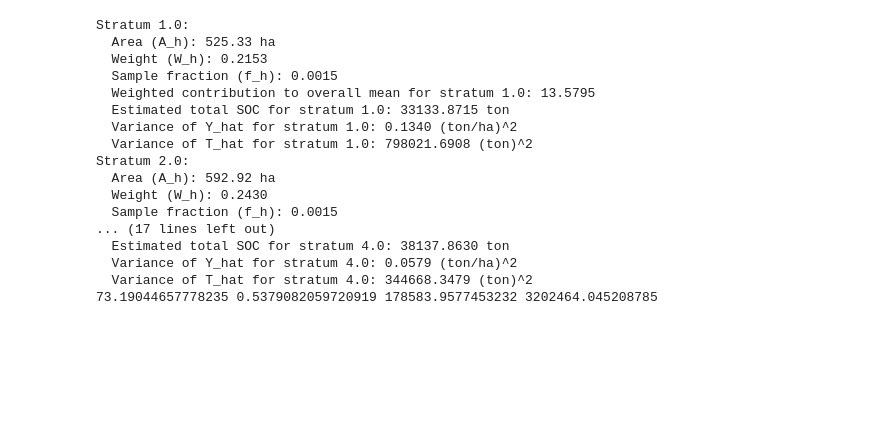
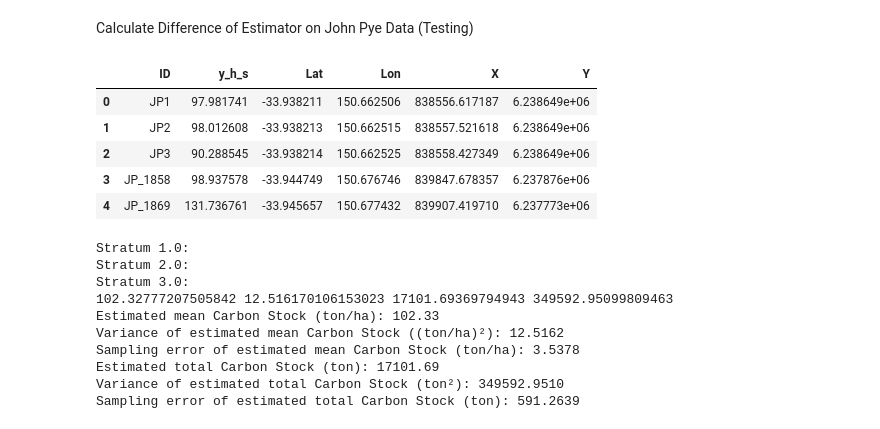
Before and after one commit to marliana-widyastuti2/carbonApp, a Jupyter notebook: reapp.ipynb, the cells around one changed output. Drawn from its saved outputs; the diff is of its cells as text; code cells hidden in the pictures; blank space fills up the shorter version.

Commit message:
update calculation for the estimator

```diff
--- a/reapp.ipynb
+++ b/reapp.ipynb
@@ -500,0 +531,38 @@ Stratum 1.0:
+# %% [markdown]
+Calculate Difference of Estimator on John Pye Data (Testing)
+# %%
+## read csv, make sure that it has columns: y_pred, x_coor, y_coor
+# import data
+
+
+# DST_CRS = CRS.from_epsg(32755)
+# def format_the_csv(csv_path, x_col = None, y_col = None, CRS = None, SOC_col = None):
+#     df = pd.read_csv(csv_path)
+
+#     if SOC_col is not None:
+#         df = df.rename(columns={SOC_col: "y_h_s"})
+
+#     if x_col is not None and y_col is not None:
+#         df = df.rename(columns={x_col: "Lon", y_col: "Lat"})
+
+#     if CRS is not None:
+#         if CRS != DST_CRS:
+#             transformer = Transformer.from_crs(CRS, DST_CRS, always_xy=True)
+#             df["X"], df["Y"] = transformer.transform(df["Lon"].to_numpy(), df["Lat"].to_numpy())
+#         else:
+#             df = df.rename(columns={"Lon": "X", "Lat": "Y"})
+
+#         return df
+#     return df
+
+
+
+samp_df = estimateStock.format_the_csv("data/csv/JohnPye_predictions.csv", x_col="MeanLon", y_col="MeanLat", CRS="EPSG:4326", SOC_col="y_pred")
+samp_df.head()
+# %% [output]
+|  | ID | y_h_s | Lat | Lon | X | Y |
+| 0 | JP1 | 97.981741 | -33.938211 | 150.662506 | 838556.617187 | 6.238649e+06 |
+| 1 | JP2 | 98.012608 | -33.938213 | 150.662515 | 838557.521618 | 6.238649e+06 |
+| 2 | JP3 | 90.288545 | -33.938214 | 150.662525 | 838558.427349 | 6.238649e+06 |
+| 3 | JP_1858 | 98.937578 | -33.944749 | 150.676746 | 839847.678357 | 6.237876e+06 |
+| 4 | JP_1869 | 131.736761 | -33.945657 | 150.677432 | 839907.419710 | 6.237773e+06 |
@@ -501,21 +577,21 @@ Stratum 1.0:
 # %%
-sum_Y_diff, sum_var_Y, sum_T_diff, sum_var_T = estimateStock.calc_est_field(FARM_NAME, strata_df, samp_df)
+sum_Y_diff, sum_var_Y, sum_T_diff, sum_var_T = estimateStock.calc_est_stratified(FARM_NAME, strata_df, samp_df, Farm_area_ha=area_ha)
 print(sum_Y_diff, sum_var_Y, sum_T_diff, sum_var_T)
+
+print(f"Estimated mean Carbon Stock (ton/ha): {sum_Y_diff:.2f}")
+print(f"Variance of estimated mean Carbon Stock ((ton/ha)²): {sum_var_Y:.4f}")
+print(f"Sampling error of estimated mean Carbon Stock (ton/ha): {np.sqrt(sum_var_Y):.4f}")
+print(f"Estimated total Carbon Stock (ton): {sum_T_diff:.2f}")
+print(f"Variance of estimated total Carbon Stock (ton²): {sum_var_T:.4f}")
+print(f"Sampling error of estimated total Carbon Stock (ton): {np.sqrt(sum_var_T):.4f}")
 # %% [output]
 Stratum 1.0:
-  Area (A_h): 525.33 ha
-  Weight (W_h): 0.2153
-  Sample fraction (f_h): 0.0015
-  Weighted contribution to overall mean for stratum 1.0: 13.5795
-  Estimated total SOC for stratum 1.0: 33133.8715 ton
-  Variance of Y_hat for stratum 1.0: 0.1340 (ton/ha)^2
-  Variance of T_hat for stratum 1.0: 798021.6908 (ton)^2
 Stratum 2.0:
-  Area (A_h): 592.92 ha
-  Weight (W_h): 0.2430
-  Sample fraction (f_h): 0.0015
-... (17 lines left out)
-  Estimated total SOC for stratum 4.0: 38137.8630 ton
-  Variance of Y_hat for stratum 4.0: 0.0579 (ton/ha)^2
-  Variance of T_hat for stratum 4.0: 344668.3479 (ton)^2
-73.19044657778235 0.5379082059720919 178583.9577453232 3202464.045208785
+Stratum 3.0:
+102.32777207505842 12.516170106153023 17101.69369794943 349592.95099809463
+Estimated mean Carbon Stock (ton/ha): 102.33
+Variance of estimated mean Carbon Stock ((ton/ha)²): 12.5162
+Sampling error of estimated mean Carbon Stock (ton/ha): 3.5378
+Estimated total Carbon Stock (ton): 17101.69
+Variance of estimated total Carbon Stock (ton²): 349592.9510
+Sampling error of estimated total Carbon Stock (ton): 591.2639
```
Also changed, not shown: parts of 20 cells of this notebook, 2 other files.
